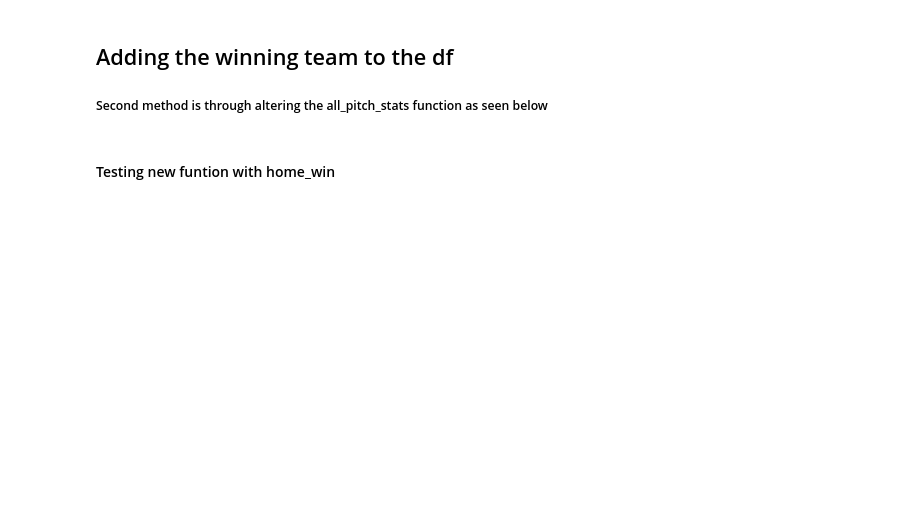
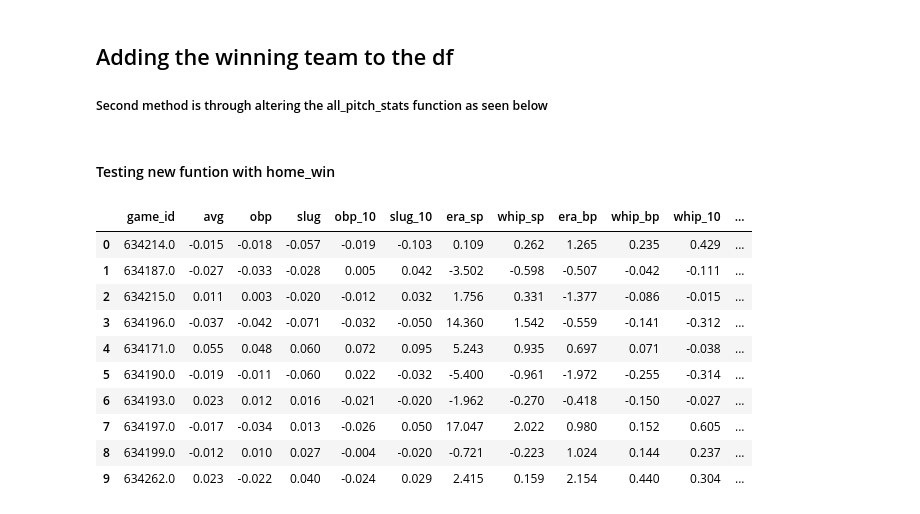
Before and after one commit to P-Smyth/Baseball-Stats-Project, a Jupyter notebook: Baseball Training Data.ipynb, the cells around one changed output. Saved outputs shown, nothing was run; the diff lists cells and outputs as text; code cells hidden in the pictures; blank space fills up the shorter version.

```diff
--- a/Baseball Training Data.ipynb
+++ b/Baseball Training Data.ipynb
@@ -3089,7 +3102,20 @@ def all_team_stats(game_id, df_h_h, df_a_h, df_h_p, df_a_p):
 # %%
 #Testing with 7,8,9th games - 9min 10s
 #Testing for first 5 games - 9.5 mins//12min 45s
-game_list = [roster_groups[i]['game_id'] for i in range(5)]
+#10 games 25min 26s
+game_list = [roster_groups[i]['game_id'] for i in range(30,40)]
 for i in game_list:
     new_df = all_team_stats(i, df_h_h, df_a_h, df_h_p, df_a_p)
 new_df
+# %% [output]
+|  | game_id | avg | obp | slug | obp_10 | slug_10 | era_sp | whip_sp | era_bp | whip_bp | whip_10 | ... |
+| 0 | 634214.0 | -0.015 | -0.018 | -0.057 | -0.019 | -0.103 | 0.109 | 0.262 | 1.265 | 0.235 | 0.429 | ... |
+| 1 | 634187.0 | -0.027 | -0.033 | -0.028 | 0.005 | 0.042 | -3.502 | -0.598 | -0.507 | -0.042 | -0.111 | ... |
+| 2 | 634215.0 | 0.011 | 0.003 | -0.020 | -0.012 | 0.032 | 1.756 | 0.331 | -1.377 | -0.086 | -0.015 | ... |
+| 3 | 634196.0 | -0.037 | -0.042 | -0.071 | -0.032 | -0.050 | 14.360 | 1.542 | -0.559 | -0.141 | -0.312 | ... |
+| 4 | 634171.0 | 0.055 | 0.048 | 0.060 | 0.072 | 0.095 | 5.243 | 0.935 | 0.697 | 0.071 | -0.038 | ... |
+| 5 | 634190.0 | -0.019 | -0.011 | -0.060 | 0.022 | -0.032 | -5.400 | -0.961 | -1.972 | -0.255 | -0.314 | ... |
+| 6 | 634193.0 | 0.023 | 0.012 | 0.016 | -0.021 | -0.020 | -1.962 | -0.270 | -0.418 | -0.150 | -0.027 | ... |
+| 7 | 634197.0 | -0.017 | -0.034 | 0.013 | -0.026 | 0.050 | 17.047 | 2.022 | 0.980 | 0.152 | 0.605 | ... |
+| 8 | 634199.0 | -0.012 | 0.010 | 0.027 | -0.004 | -0.020 | -0.721 | -0.223 | 1.024 | 0.144 | 0.237 | ... |
+| 9 | 634262.0 | 0.023 | -0.022 | 0.040 | -0.024 | 0.029 | 2.415 | 0.159 | 2.154 | 0.440 | 0.304 | ... |
```
Also changed, not shown: parts of 1 cell of this notebook.
